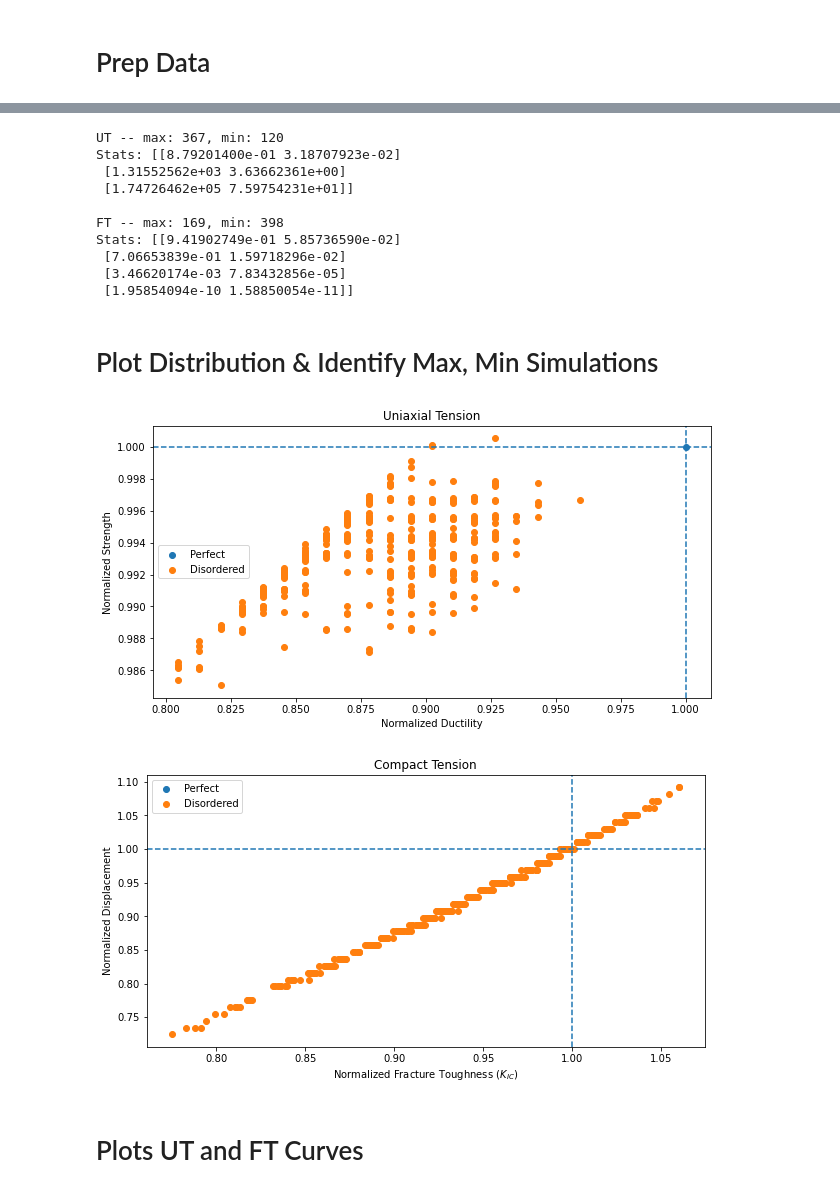
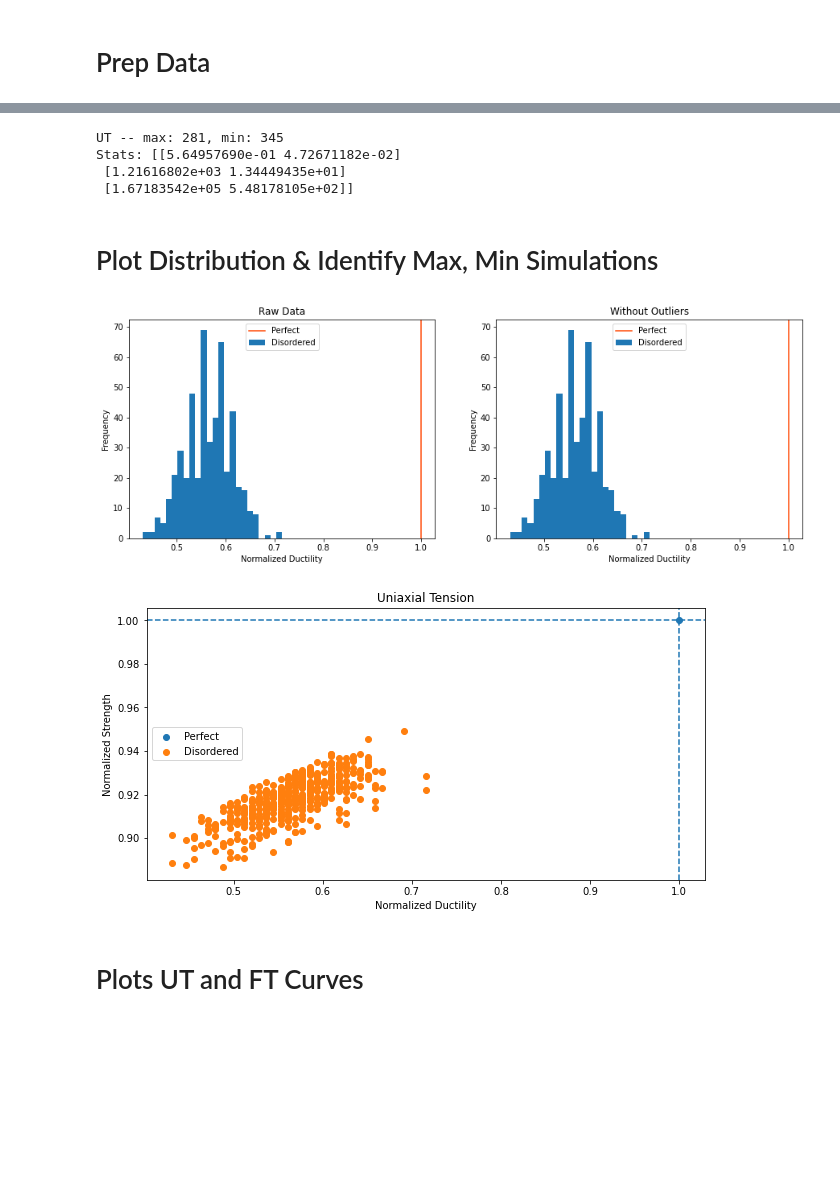
Before and after one commit to niccoforte/NF-PhD-gitRepo, a Jupyter notebook: code/InputsOutputs.ipynb, the cells around one changed output, grey strips where cells are left out. Cells and saved outputs as stored; diff of their text form; code cells hidden in the pictures; blank space fills up the shorter version.

Commit message:
Add distribution plotting for lattices and nodes.

```diff
--- a/code/InputsOutputs.ipynb
+++ b/code/InputsOutputs.ipynb
@@ -24,7 +24,7 @@ pTiHex = pTi + f'{dN}dN/hex/'
 # %%
 PATH  = pTiTri
 dis   = 'disNodes'     # disNodes, disStruts
-MODEL = 'both'      # ductile, fracture, both
+MODEL = 'ductile'      # ductile, fracture, both
 
 UT_CSVin  = PATH + f'Ductile-{dis}-IN.csv'
 UT_CSVout = PATH + f'Ductile-{dis}-OUT.csv'
@@ -57,7 +57,7 @@ if MODEL.lower() == "fracture" or MODEL.lower() == "both":
 # %% [markdown]
 # Geometry
 # %%
-LAT = 'tri' #PATH.split("/")[-2].lower()
+LAT = PATH.split("/")[-2].lower()
 l = 0.010
 if LAT.lower() == "fcc" or LAT.lower() == "kagome":
     nnx = 20
@@ -80,7 +80,7 @@ def prep_UTdata(dIN_df, dOUT_df, perOUT_df, OUT_df):
     xOUT = np.linspace(0, max(perOUT_df.x.tolist()), len(dOUT[0]))
 
     ducts, strens, stiffs = [], [], []
-    for i, row in OUT_df.iterrows():
+    for _, row in OUT_df.iterrows():
         UT_df = pd.DataFrame({'x':np.insert(xOUT,0,row[0]), 'y_sm':row})
         ductility, strength, stiffness = calcUT(UT_df)
 
@@ -199,16 +239,10 @@ if MODEL.lower() == "fracture" or MODEL.lower() == "both":
     FT_nSim_max, FT_nSim_min = locSims(FT_props[0], FT_OUT_df)
     print(f"FT -- max: {FT_nSim_max}, min: {FT_nSim_min} \nStats: {np.array(FT_stats)/FT_props[0][0]} \n")
 # %% [output]
-UT -- max: 367, min: 120
-Stats: [[8.79201400e-01 3.18707923e-02]
- [1.31552562e+03 3.63662361e+00]
- [1.74726462e+05 7.59754231e+01]]
-
-FT -- max: 169, min: 398
-Stats: [[9.41902749e-01 5.85736590e-02]
- [7.06653839e-01 1.59718296e-02]
- [3.46620174e-03 7.83432856e-05]
- [1.95854094e-10 1.58850054e-11]]
+UT -- max: 281, min: 345
+Stats: [[5.64957690e-01 4.72671182e-02]
+ [1.21616802e+03 1.34449435e+01]
+ [1.67183542e+05 5.48178105e+02]]
 # %% [markdown]
 # Plot Distribution & Identify Max, Min Simulations
 # %%
@@ -227,14 +261,14 @@ def plot_frequency(raw_data, data, test):
 
     ax1.set_title('Raw Data')
     ax1.axvline(x=raw_data[0]/raw_data[0], color='orangered', label="Perfect")
-    ax1.hist(raw_data[1:]/raw_data[0], bins=int(len(data)/5), label='Disordered')
+    ax1.hist(raw_data[1:]/raw_data[0], bins=int(len(data)/20), label='Disordered')
     ax1.set_ylabel('Frequency')
     ax1.set_xlabel(x_label)
     ax1.legend()
 
     ax2.set_title('Without Outliers')
     ax2.axvline(x=data[0]/data[0], color='orangered', label="Perfect")
-    ax2.hist(data[1:]/data[0], bins=int(len(data)/5), label='Disordered')
+    ax2.hist(data[1:]/data[0], bins=int(len(data)/20), label='Disordered')
     ax2.set_ylabel('Frequency')
     ax2.set_xlabel(x_label)
     ax2.legend()
@@ -269,29 +303,29 @@ def plot_properties(x_data, y_data, test):
 
     plt.show()
 # %%
-plot_freq = False
+plot_freq = True
 plot_props = True
 
 dduct, sstr, sstiff = 0, 1, 2
 kk, FF, dd = 0, 2, 3
 
 U1, U2 = dduct, sstr
 F1, F2 = kk, dd
 
 if plot_freq:
     if MODEL.lower() == "ductile" or MODEL.lower() == "both":
         plot_frequency(UT_props_r[U1], UT_props[U1], "UT")
     if MODEL.lower() == "fracture" or MODEL.lower() == "both":
         plot_frequency(FT_props_r[F1], FT_props[F1], "FT")
 
 if plot_props:
     if MODEL.lower() == "ductile" or MODEL.lower() == "both":
         plot_properties(UT_props[U1], UT_props[U2], "UT")
     if MODEL.lower() == "fracture" or MODEL.lower() == "both":
         plot_properties(FT_props[F1], FT_props[F2], "FT")
 # %% [output]
-[figure, old version]
+[figure, new version]
-[figure, old version]
+[figure, new version]
 # %% [markdown]
 # Plots UT and FT Curves
 # %%
```
Also changed, not shown: parts of 4 cells of this notebook.
